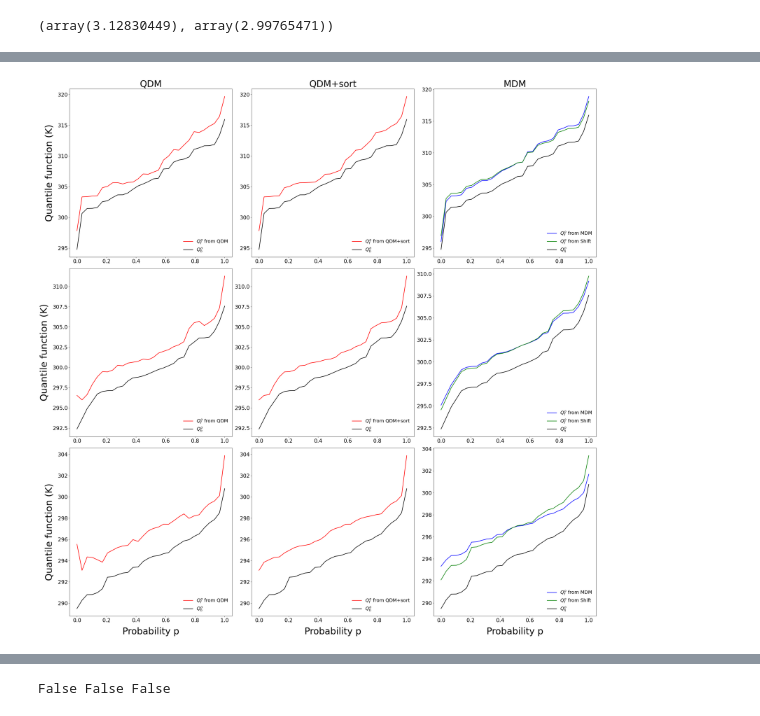
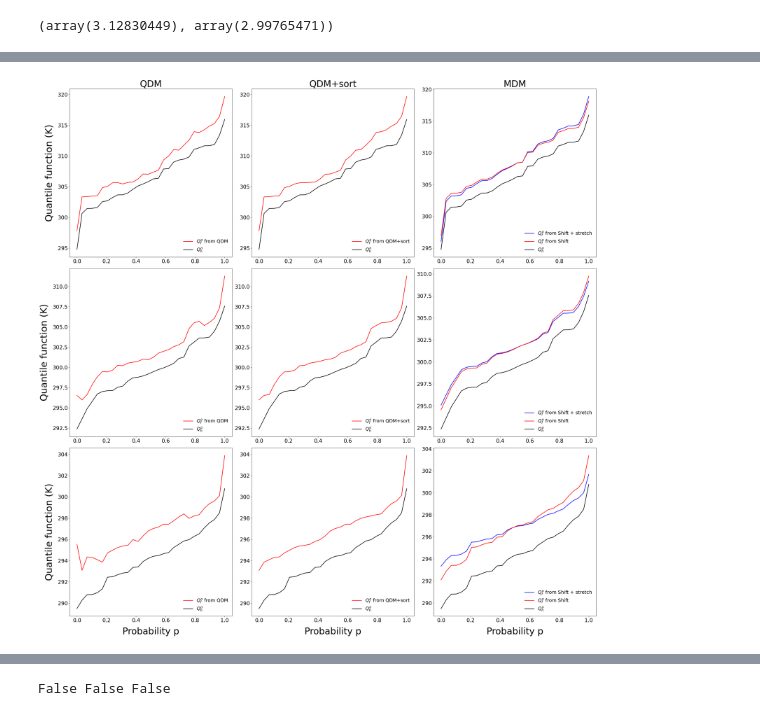
Before and after one commit to hrhampapura/moment_delta_mapping, a Jupyter notebook: notebooks/ncar_casper/02_sgp_crossing.ipynb, the cells around one changed output, grey strips where cells are left out. Cells and saved outputs as stored; diff of their text form; code cells hidden in the pictures.

```diff
--- a/notebooks/ncar_casper/02_sgp_crossing.ipynb
+++ b/notebooks/ncar_casper/02_sgp_crossing.ipynb
@@ -724,8 +696,8 @@ for i, (var_label, (qdm, sqdm, mdm, shift, hist)) in enumerate(variables.items()
             ax.plot(quants, hist, 'k', label=r'$Q_h^o$', lw=2)
         elif j == 2:
             # Third column: MDM and Shift
-            ax.plot(quants, mdm.isel(member_id=member_id), 'b', label=rf'$Q_f^o$ from {titles[2]}', lw=2)
-            ax.plot(quants, shift.isel(member_id=member_id), 'g', label=rf'$Q_f^o$ from Shift', lw=2)
+            ax.plot(quants, mdm.isel(member_id=member_id), 'b', label=rf'$Q_f^o$ from Shift + stretch', lw=2)
+            ax.plot(quants, shift.isel(member_id=member_id), 'r', label=rf'$Q_f^o$ from Shift', lw=2)
             ax.plot(quants, hist, 'k', label=r'$Q_h^o$', lw=2)
 
         # Titles only on the top row
@@ -750 +722 @@ Wall time: 1.23 s
-[figure, old version]
+[figure, new version]
```
Also changed, not shown: parts of 15 cells of this notebook, 1 other file.
